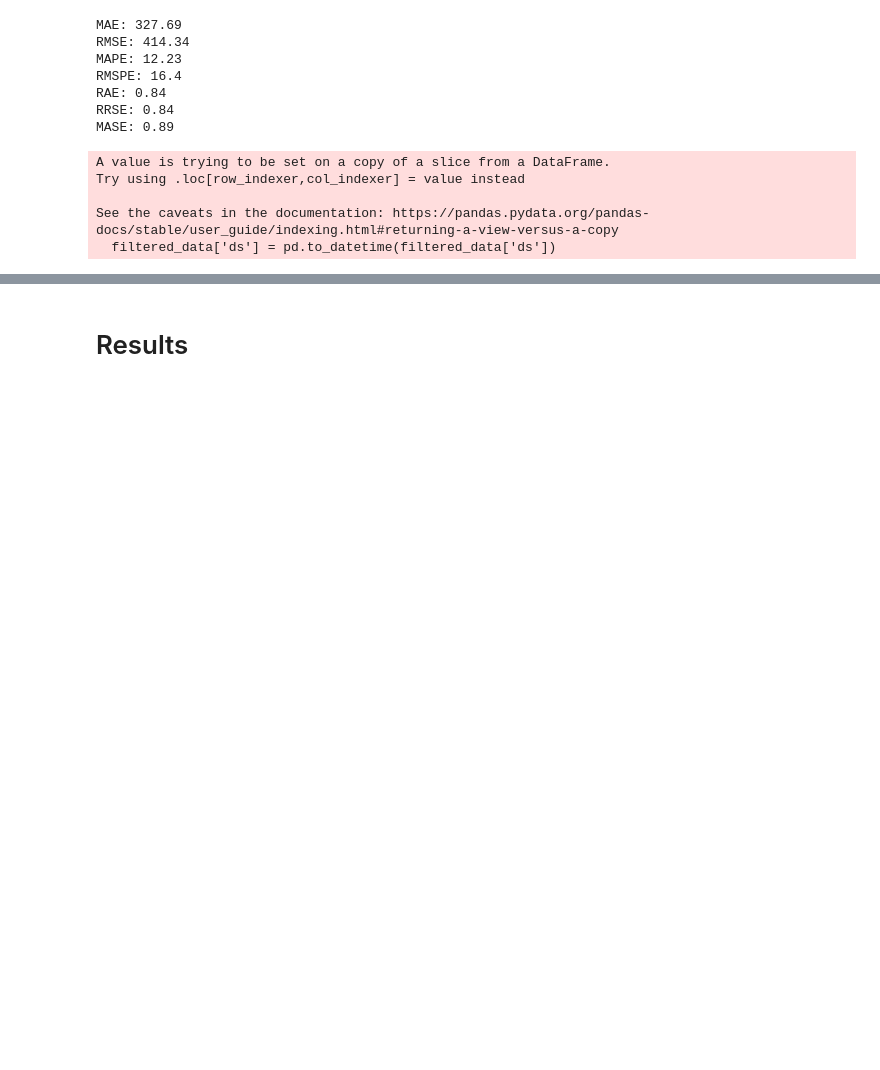
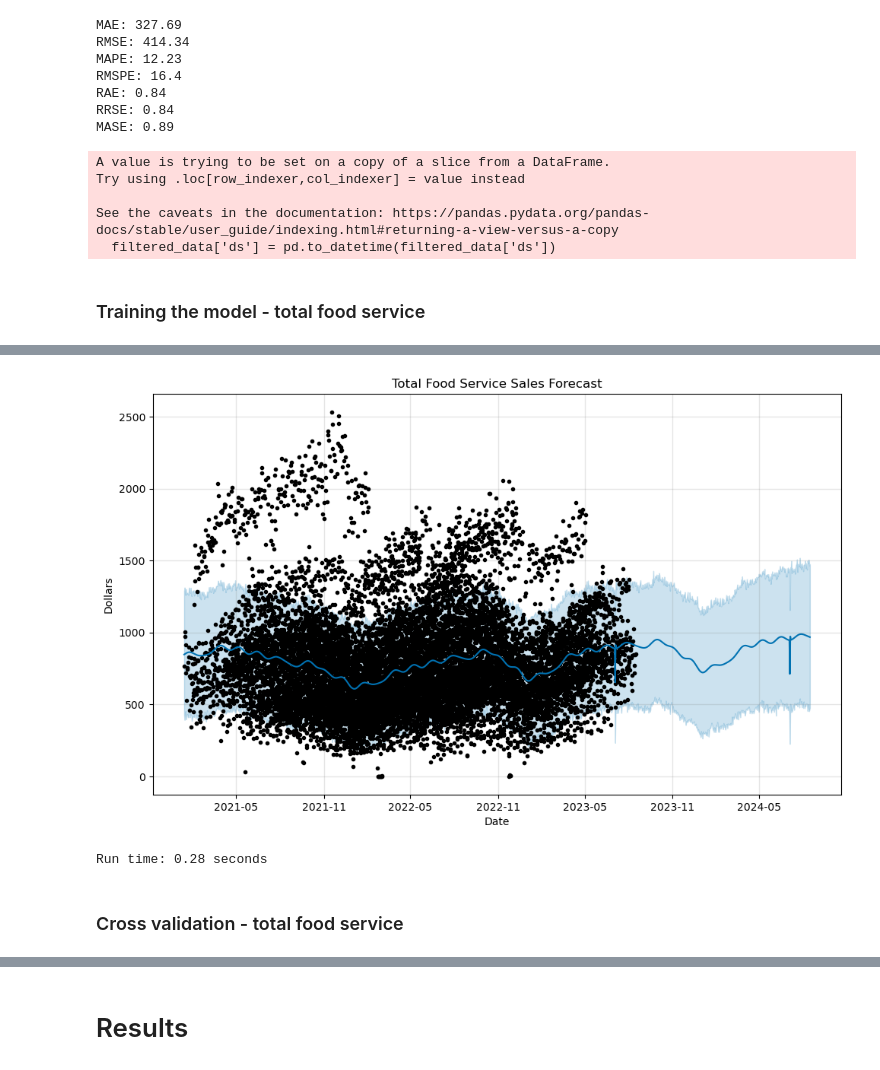
Before and after one commit to rbutters321/MSBA-Final-Capstone---Maverik, a Jupyter notebook: Capstone Maverik Modeling (Rachel).ipynb, the cells around one changed output, grey strips where cells are left out. Cells and saved outputs as stored; diff of their text form; code cells hidden in the pictures; blank space fills up the shorter version.

```diff
--- a/Capstone Maverik Modeling (Rachel).ipynb
+++ b/Capstone Maverik Modeling (Rachel).ipynb
@@ -949,3 +967,68 @@ Try using .loc[row_indexer,col_indexer] = value instead
 
 See the caveats in the documentation: https://pandas.pydata.org/pandas-docs/stable/user_guide/indexing.html#returning-a-view-versus-a-copy
   filtered_data['ds'] = pd.to_datetime(filtered_data['ds'])
+# %% [markdown]
+### Training the model - total food service
+# %%
+#Prophet model - daily_yoy_ndt.total_food_service
+
+#rename columns to for prophet model
+data2 = data.rename(columns={'calendar_day_date': 'ds', 'daily_yoy_ndt.total_food_service': 'y'})
+
+#dataFrame of holidays
+holidays = pd.DataFrame({
+    'holiday': ['Independence Day', 'Thanksgiving Day', 'Independence Day','Thanksgiving Day'],
+    'ds': pd.to_datetime([
+        '2023-07-04','2023-11-23', '2024-07-04', '2024-11-29'
+    ]),
+    'observance': ['Actual', 'Actual', 'Actual', 'Actual'],
+    'lower_window': 0,
+    'upper_window': 1,
+})
+
+#set seed
+np.random.seed(123)
+
+#initialize the model with parameters
+model2 = Prophet(
+    seasonality_mode='additive',
+    changepoint_prior_scale=0.5,  #adjust sensitivity
+    yearly_seasonality=True,
+    weekly_seasonality=False,
+    daily_seasonality=True,
+    holidays=holidays,
+)
+
+
+#fit the model
+model2.fit(data2)
+
+#runtime start
+import time
+start_time = time.time()
+
+#predict xxxx amount into the future
+future_dates = model2.make_future_dataframe(periods=365, include_history=True) #change periods as necessary (365 = 1 year)
+
+#predict on future dates
+forecast = round(model2.predict(future_dates),2)
+
+#runtime end
+end_time = time.time()
+
+#print forecase dates and graph
+forecast1 = forecast[['ds', 'yhat', 'yhat_lower', 'yhat_upper', 'trend_lower']]
+print(forecast1)
+
+#forecast plot
+fig = model2.plot(forecast)
+ax = fig.gca()
+ax.set_title("Total Food Service Sales Forecast")
+ax.set_xlabel("Date")
+ax.set_ylabel("Dollars")
+plt.show()
+
+#runtime results
+run_time = round(end_time - start_time,2)
+print(f"Run time: {run_time} seconds")
+# %% [output]
@@ -951,0 +1054,4 @@ See the caveats in the documentation: https://pandas.pydata.org/pandas-docs/stab
+[figure, added]
+Run time: 0.28 seconds
+# %% [markdown]
+### Cross validation - total food service
```
Also changed, not shown: parts of 36 cells of this notebook.
